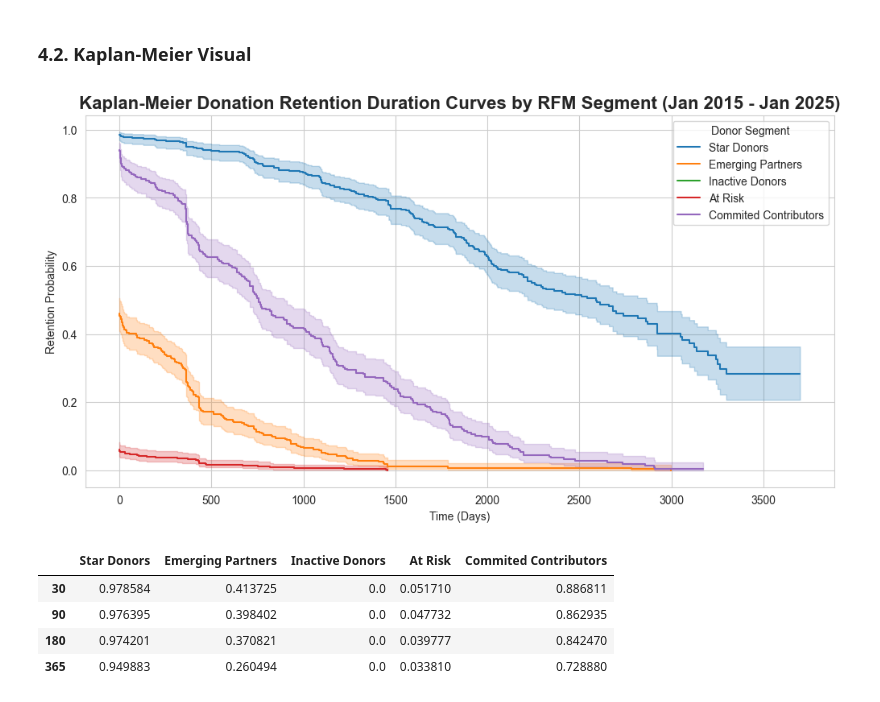
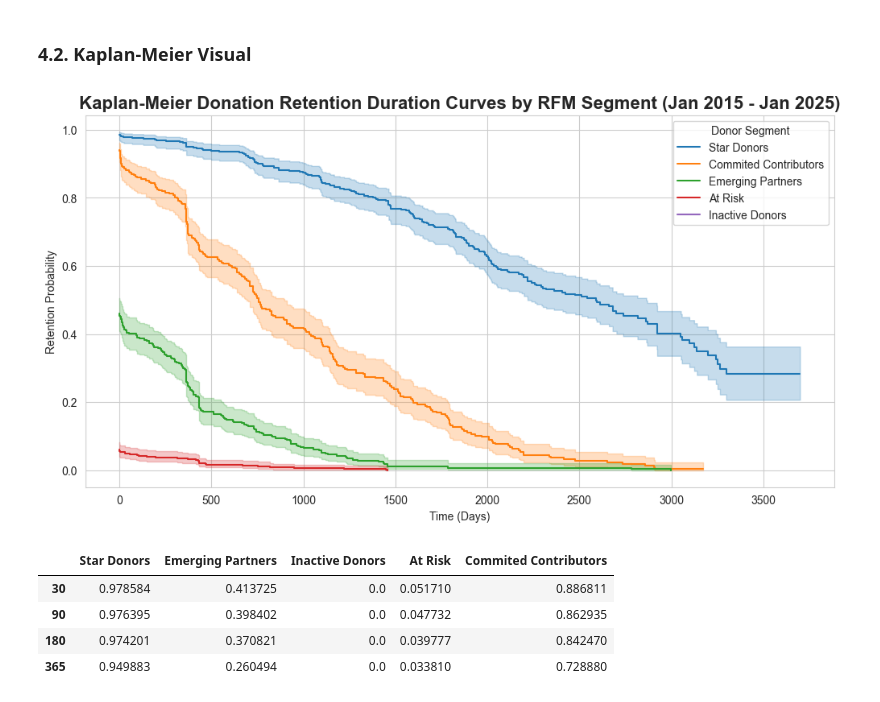
Before and after one commit to uyen-nguyen-190304/BRDC_Cow, a Jupyter notebook: Time_Series_Survival_Analysis.ipynb, the cells around one changed output. Drawn from its saved outputs; the diff is of its cells as text; code cells hidden in the pictures.

Commit message:
Graph Modification

```diff
--- a/Time_Series_Survival_Analysis.ipynb
+++ b/Time_Series_Survival_Analysis.ipynb
@@ -259,26 +259,29 @@ df_survival['Duration'] = (df_survival['Last_Donation_Date'] - df_survival['Firs
 
 # Churn definition: no donation in past
 df_survival['Churned'] = ((observation_end - df_survival['Last_Donation_Date']).dt.days > churn_threshold).astype(int)
+
+# Specify the desired order of segments in the legend
+custom_order = ['Star Donors', 'Commited Contributors', 'Emerging Partners', 'At Risk', 'Inactive Donors']
 # %%
 # Initialize Kaplan-Meier estimator
 kmf = KaplanMeierFitter()
 
 # Plot survival curves for each segment
 plt.figure(figsize=(12, 6))
-for segment in df_survival['Segment'].unique():
+for segment in custom_order:
     segment_data = df_survival[df_survival['Segment'] == segment]
     kmf.fit(segment_data['Duration'], event_observed=segment_data['Churned'], label=segment)
     kmf.plot_survival_function()
 
 sns.set_style("whitegrid")
 plt.title('Kaplan-Meier Donation Retention Duration Curves by RFM Segment (Jan 2015 - Jan 2025)', fontsize=16, weight='bold')
 plt.xlabel('Time (Days)')
 plt.ylabel('Retention Probability')
 plt.legend(title = 'Donor Segment')
 plt.grid(True)
 plt.show()
 # %% [output]
-[figure, old version]
+[figure, new version]
 # %%
 # Extract survival probabilities for each segment
 summary = {}
```
